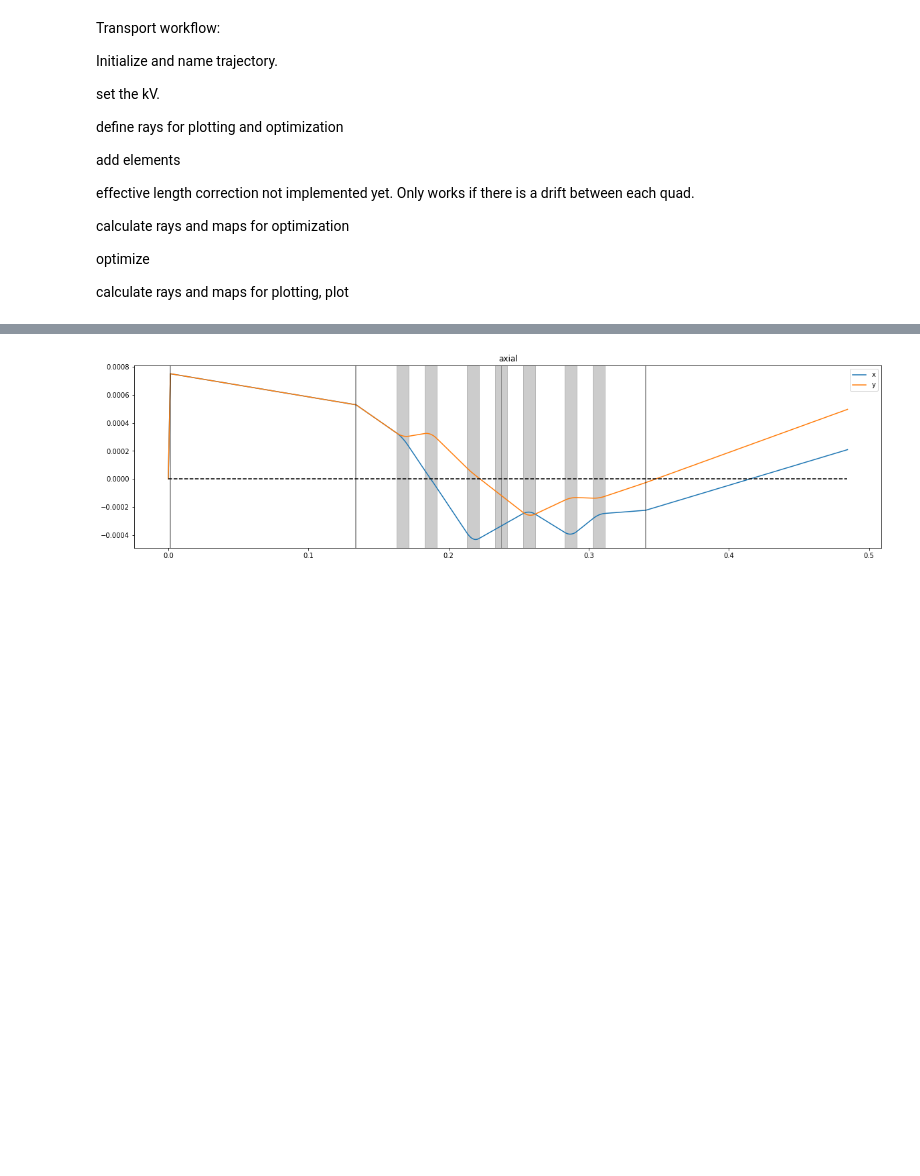
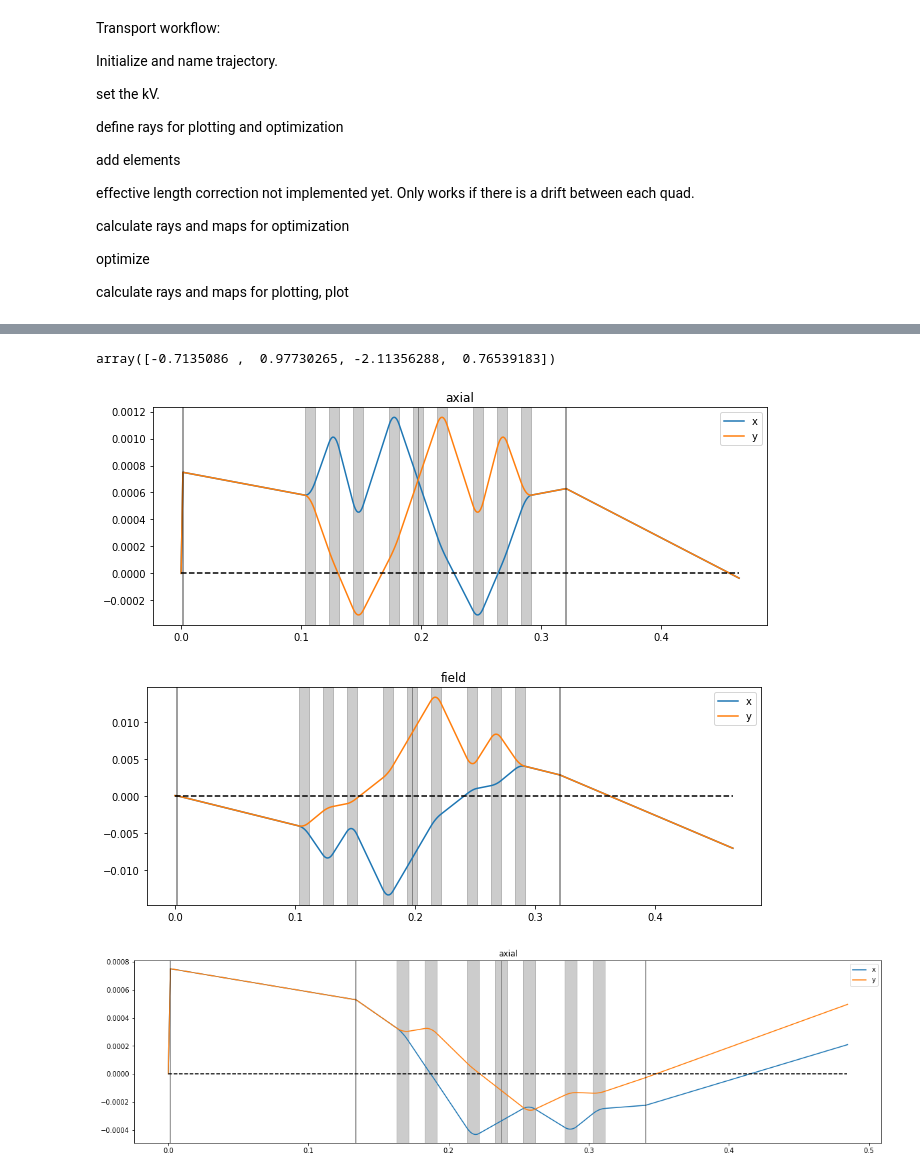
Before and after one commit to bentps/PythonTransport, a Jupyter notebook: PythonTransport.ipynb, the cells around one changed output, grey strips where cells are left out. Saved outputs shown, nothing was run; the diff lists cells and outputs as text; code cells hidden in the pictures; blank space fills up the shorter version.

```diff
--- a/PythonTransport.ipynb
+++ b/PythonTransport.ipynb
@@ -469,3 +757,13 @@ class Transport:
+# %%
+# sol = traj_11quad.fit_11quad(['quad10', 'quad9', 'quad8', 'quad7', 'quad6'], ['quad0', 'quad1', 'quad2', 'quad3', 'quad4'])
+sol = traj_11quad.fit_11quad(['quad9', 'quad8', 'quad7', 'quad6'], ['quad1', 'quad2', 'quad3', 'quad4'])
+traj_11quad.plot()
+
+sol
+# %% [output]
+array([-0.7135086 ,  0.97730265, -2.11356288,  0.76539183])
+[figure, added]
+[figure, added]
 # %%
 # OFFSET_46= .003750000000000000
 # OFFSET_GROUP1= -.006110000000000000
```
Also changed, not shown: parts of 4 cells of this notebook.
